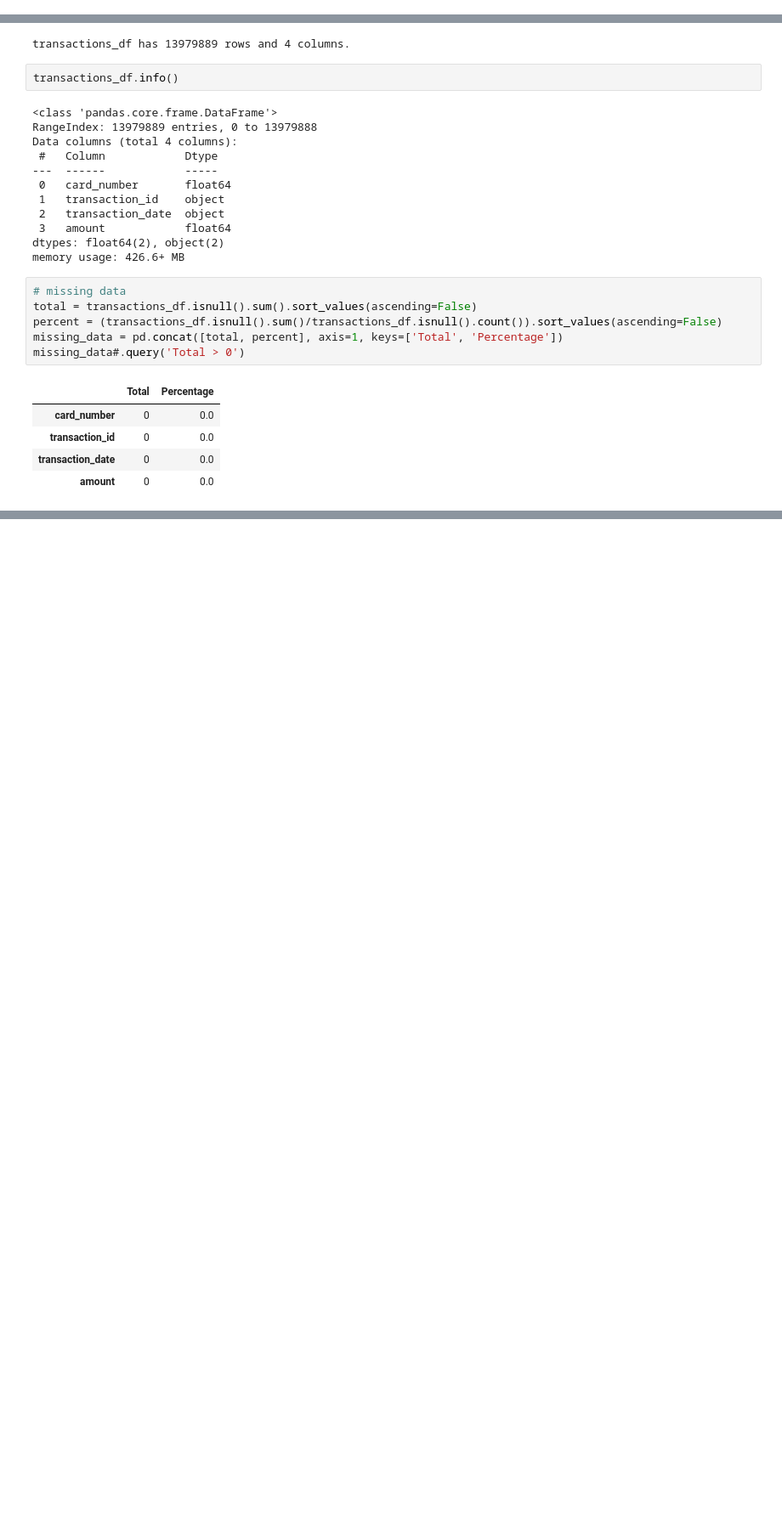
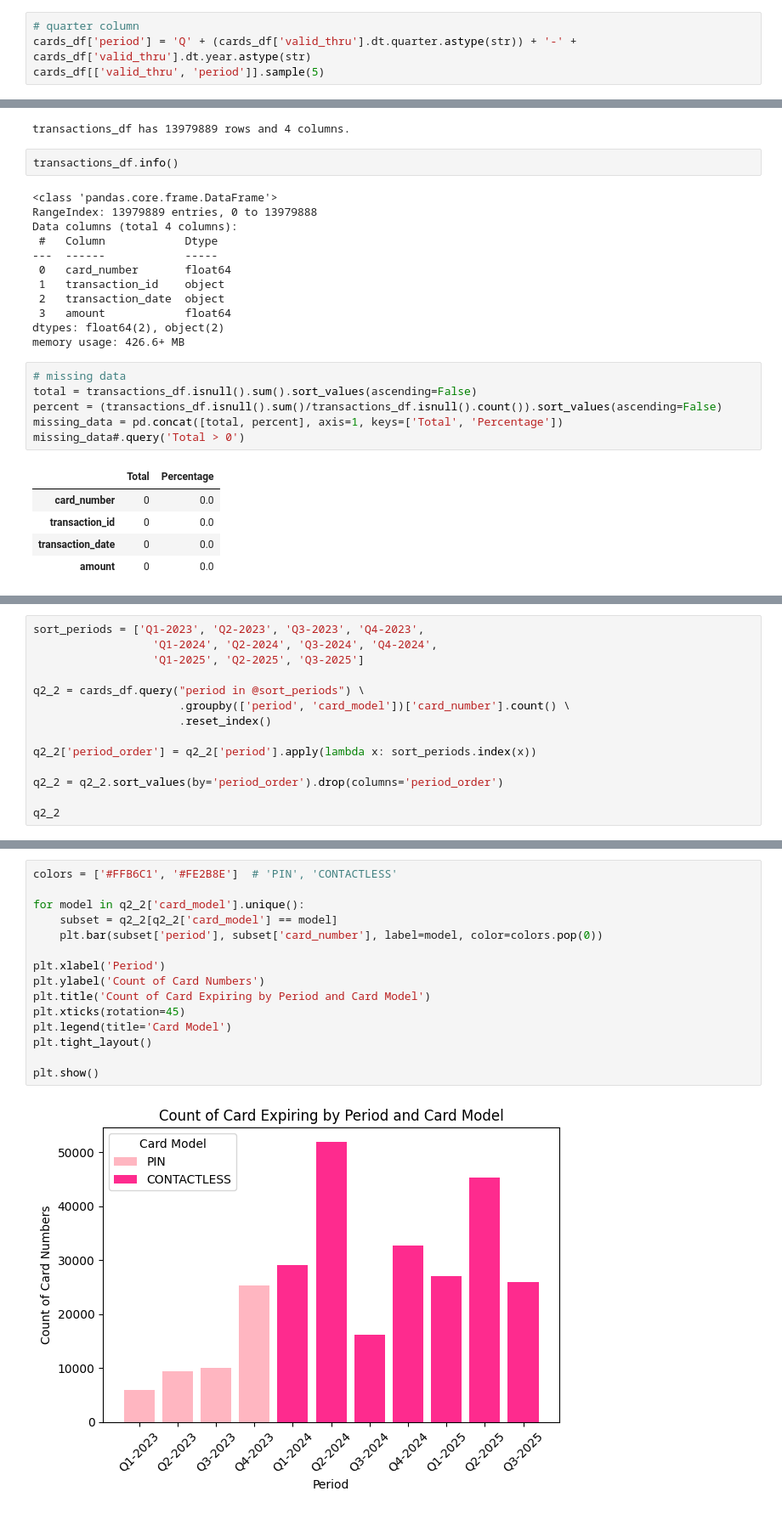
Before and after one commit to pathilink/flash_case, a Jupyter notebook: notebook/flash_eda.ipynb, the cells around one changed output, grey strips where cells are left out. Shown: that part at 85% size. Drawn from its saved outputs; the diff is of its cells as text; blank space fills up the shorter version.

```diff
--- a/notebook/flash_eda.ipynb
+++ b/notebook/flash_eda.ipynb
@@ -123,0 +131,4 @@ dtype: datetime64[ns]
+# %%
+# quarter column
+cards_df['period'] = 'Q' + (cards_df['valid_thru'].dt.quarter.astype(str)) + '-' + cards_df['valid_thru'].dt.year.astype(str)
+cards_df[['valid_thru', 'period']].sample(5)
@@ -235,0 +628,14 @@ missing_data#.query('Total > 0')
+# %%
+sort_periods = ['Q1-2023', 'Q2-2023', 'Q3-2023', 'Q4-2023',
+                  'Q1-2024', 'Q2-2024', 'Q3-2024', 'Q4-2024',
+                  'Q1-2025', 'Q2-2025', 'Q3-2025']
+
+q2_2 = cards_df.query("period in @sort_periods") \
+                      .groupby(['period', 'card_model'])['card_number'].count() \
+                      .reset_index()
+
+q2_2['period_order'] = q2_2['period'].apply(lambda x: sort_periods.index(x))
+
+q2_2 = q2_2.sort_values(by='period_order').drop(columns='period_order')
+
+q2_2
@@ -235,0 +657,17 @@ missing_data#.query('Total > 0')
+# %%
+colors = ['#FFB6C1', '#FE2B8E']  # 'PIN', 'CONTACTLESS'
+
+for model in q2_2['card_model'].unique():
+    subset = q2_2[q2_2['card_model'] == model]
+    plt.bar(subset['period'], subset['card_number'], label=model, color=colors.pop(0))
+
+plt.xlabel('Period')
+plt.ylabel('Count of Card Numbers')
+plt.title('Count of Card Expiring by Period and Card Model')
+plt.xticks(rotation=45)
+plt.legend(title='Card Model')
+plt.tight_layout()
+
+plt.show()
+# %% [output]
+[figure, added]
```
Also changed, not shown: parts of 67 cells of this notebook.
